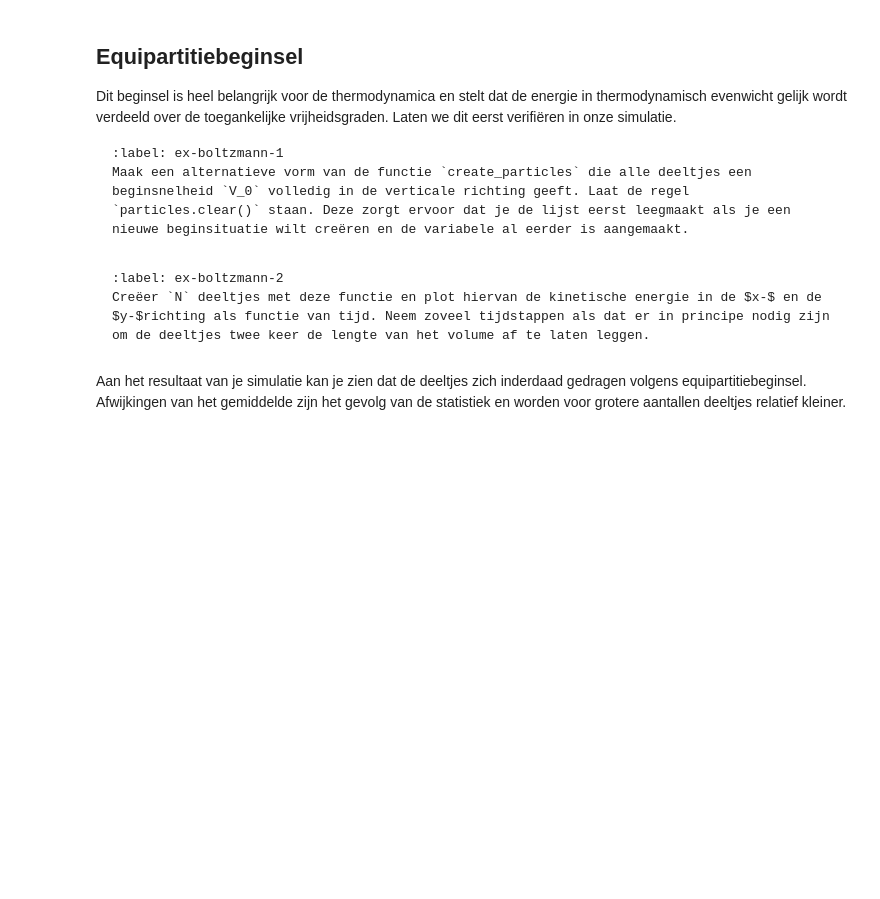
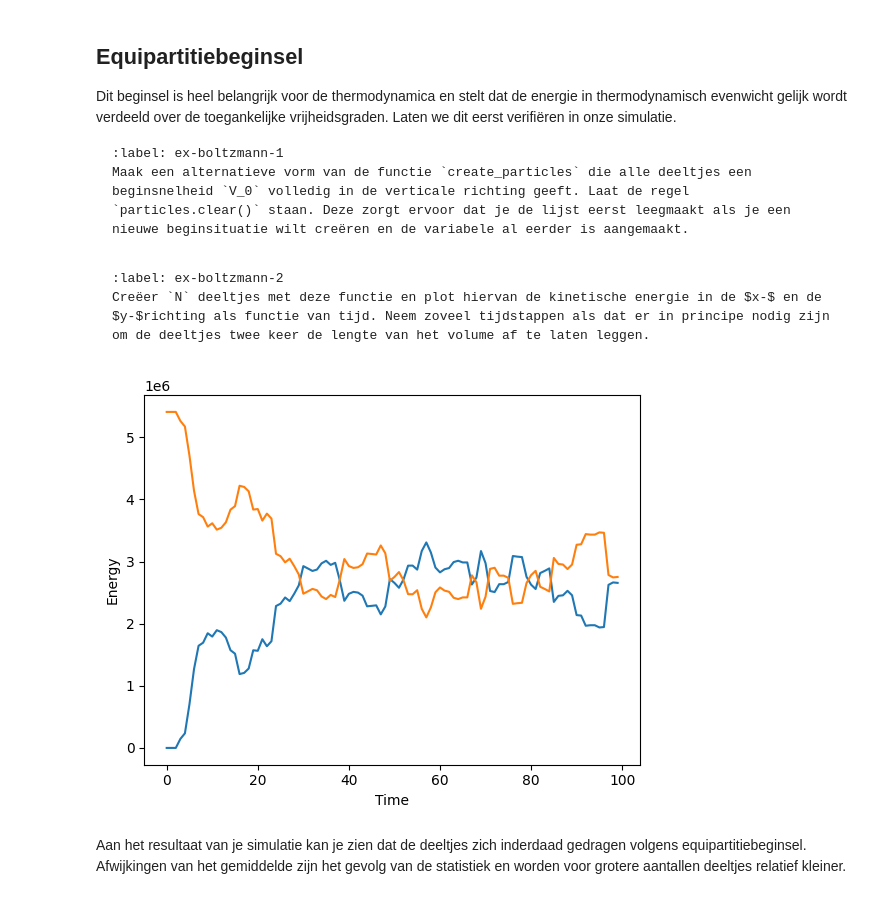
Before and after one commit to MikaBarDEV/IP-2-thermolab, a Jupyter notebook: Content/PySim/6_boltzmann.ipynb, the cells around one changed output. Saved outputs shown, nothing was run; the diff lists cells and outputs as text; code cells hidden in the pictures; blank space fills up the shorter version.

````diff
--- a/Content/PySim/6_boltzmann.ipynb
+++ b/Content/PySim/6_boltzmann.ipynb
@@ -23,11 +23,11 @@ import matplotlib.pyplot as plt
 from matplotlib.animation import FuncAnimation
 from scipy.optimize import curve_fit
 
-BOX_SIZE_0 = 0                 # Hoogte en breedte startvolume
-N = 40                         # Aantal deeltjes
-V_0 = 0                        # Startsnelheid van deeltjes
-RADIUS = 0                     # Straal van moleculen
-DT = 0                         # Tijdstap om geen botsing te missen
+BOX_SIZE_0 = 10                 # Hoogte en breedte startvolume (mm)
+N = 40                          # Aantal deeltjes
+V_0 = 520                       # Startsnelheid van deeltjes (km/s)
+RADIUS = 0.3                    # Straal van moleculen (mm)
+DT = 1E-3                       # Tijdstap om geen botsing te missen (s)
 
 #your code/answer
 # %% [markdown]
@@ -152,7 +154,11 @@ Maak een alternatieve vorm van de functie `create_particles` die alle deeltjes e
 def create_uniform_particles(particles):
     """ Leegmaken en opnieuw aanmaken van deeltjes met uniforme snelheid in lijst """
     particles.clear()
-#your code/answer
+    for i in range(N):
+        vx = 0
+        vy = V_0
+        pos = np.random.uniform(-BOX_SIZE_0/2 + RADIUS, BOX_SIZE_0/2 - RADIUS, 2)
+        particles.append(ParticleClass(m=1.0, v=[vx, vy], r=pos, R=RADIUS))
 # %% [markdown]
 
 ```{exercise}
@@ -160,8 +166,35 @@ def create_uniform_particles(particles):
 Creëer `N` deeltjes met deze functie en plot hiervan de kinetische energie in de $x-$ en de $y-$richting als functie van tijd. Neem zoveel tijdstappen als dat er in principe nodig zijn om de deeltjes twee keer de lengte van het volume af te laten leggen.
 ```
 # %%
+create_uniform_particles(particles)
+x_kin_arrray = []
+y_kin_arrray = []
+time = []
 
-#your code/answer
+stappen = 100
+
+for i in range(stappen):
+    take_time_step(particles)
+    x_kin = 0
+    y_kin = 0
+
+    for particle in particles:
+        x_kin = x_kin + 1/2*particle.m*particle.v[0]**2
+        y_kin = y_kin + 1/2*particle.m*particle.v[1]**2
+
+    x_kin_arrray.append(x_kin)
+    y_kin_arrray.append(y_kin)
+    time.append(i)
+
+plt.plot(time, x_kin_arrray)
+plt.plot(time, y_kin_arrray)
+
+plt.ylabel('Energy')
+plt.xlabel('Time')
+
+plt.show()
+# %% [output]
+[figure, added]
 # %% [markdown]
 Aan het resultaat van je simulatie kan je zien dat de deeltjes zich inderdaad gedragen volgens equipartitiebeginsel. Afwijkingen van het gemiddelde zijn het gevolg van de statistiek en worden voor grotere aantallen deeltjes relatief kleiner.
 # %% [markdown]
````
Also changed, not shown: parts of 5 cells of this notebook, 2 other files.
